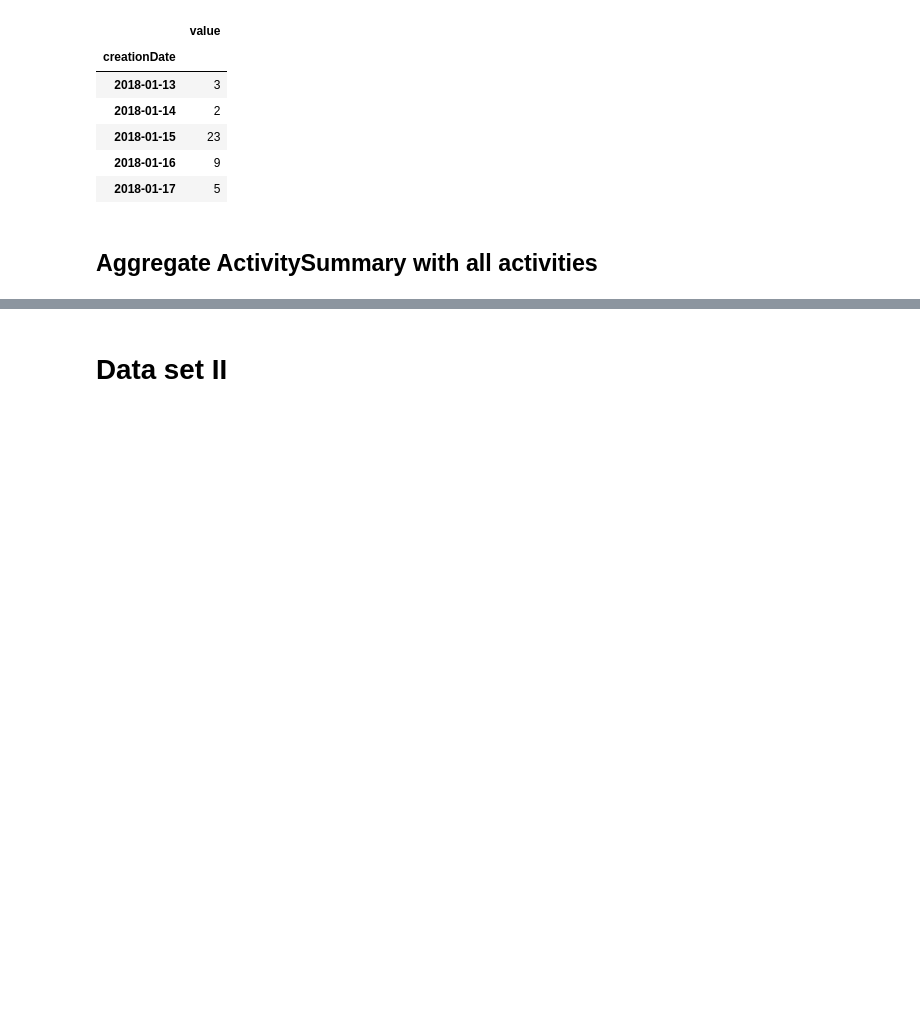
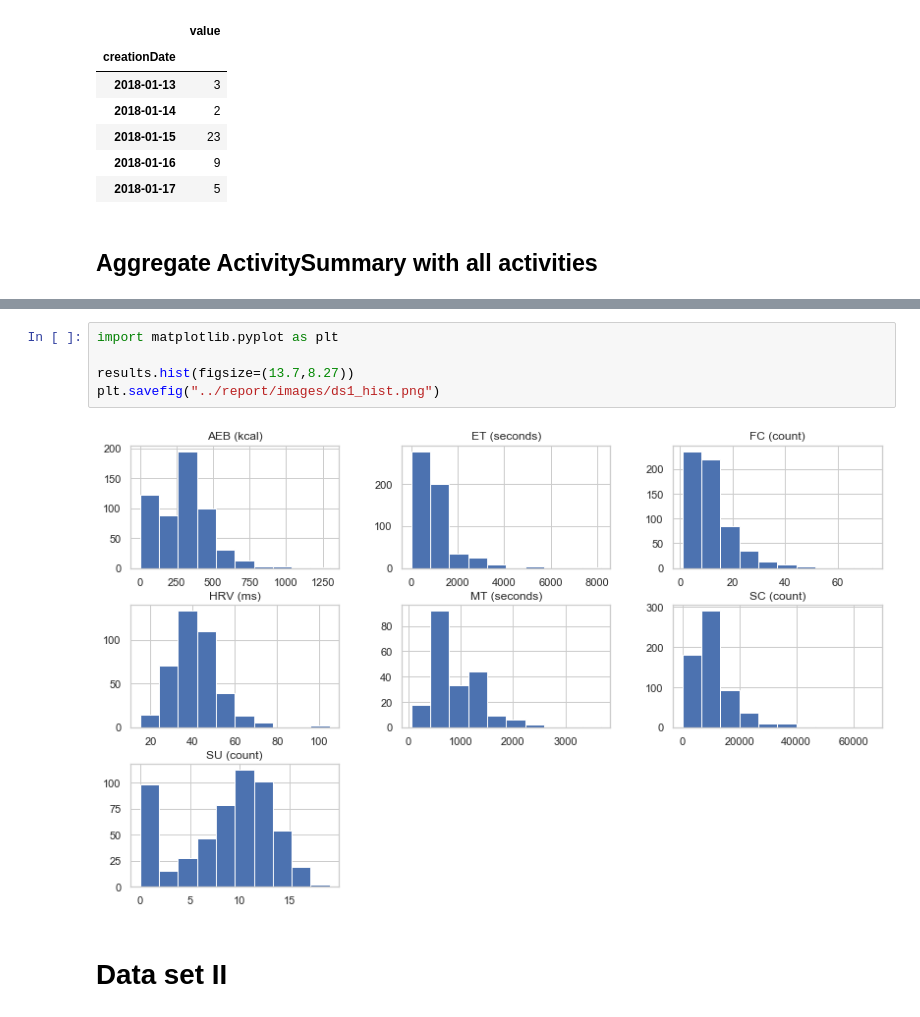
Before and after one commit to pmadruga/ml_project, a Jupyter notebook: books/data_preparation.ipynb, the cells around one changed output, grey strips where cells are left out. Drawn from its saved outputs; the diff is of its cells as text; blank space fills up the shorter version.

```diff
--- a/books/data_preparation.ipynb
+++ b/books/data_preparation.ipynb
@@ -221,3 +242,10 @@ results.dropna().corr()
+# %%
+import matplotlib.pyplot as plt
+
+results.hist(figsize=(13.7,8.27))
+plt.savefig("../report/images/ds1_hist.png")
+# %% [output]
+[figure, added]
 # %% [markdown]
 # Data set II
 # %%
```
Also changed, not shown: parts of 17 cells of this notebook, 19 other files.
